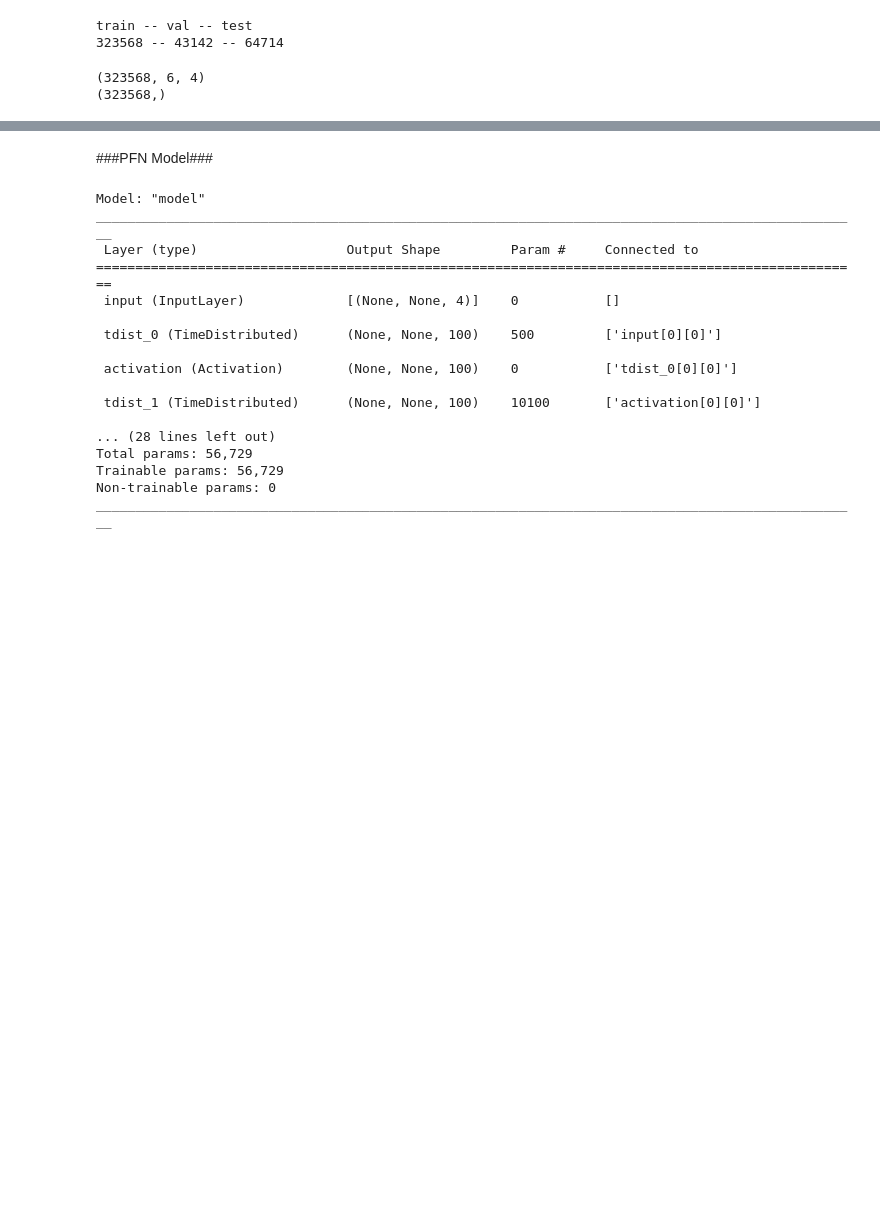
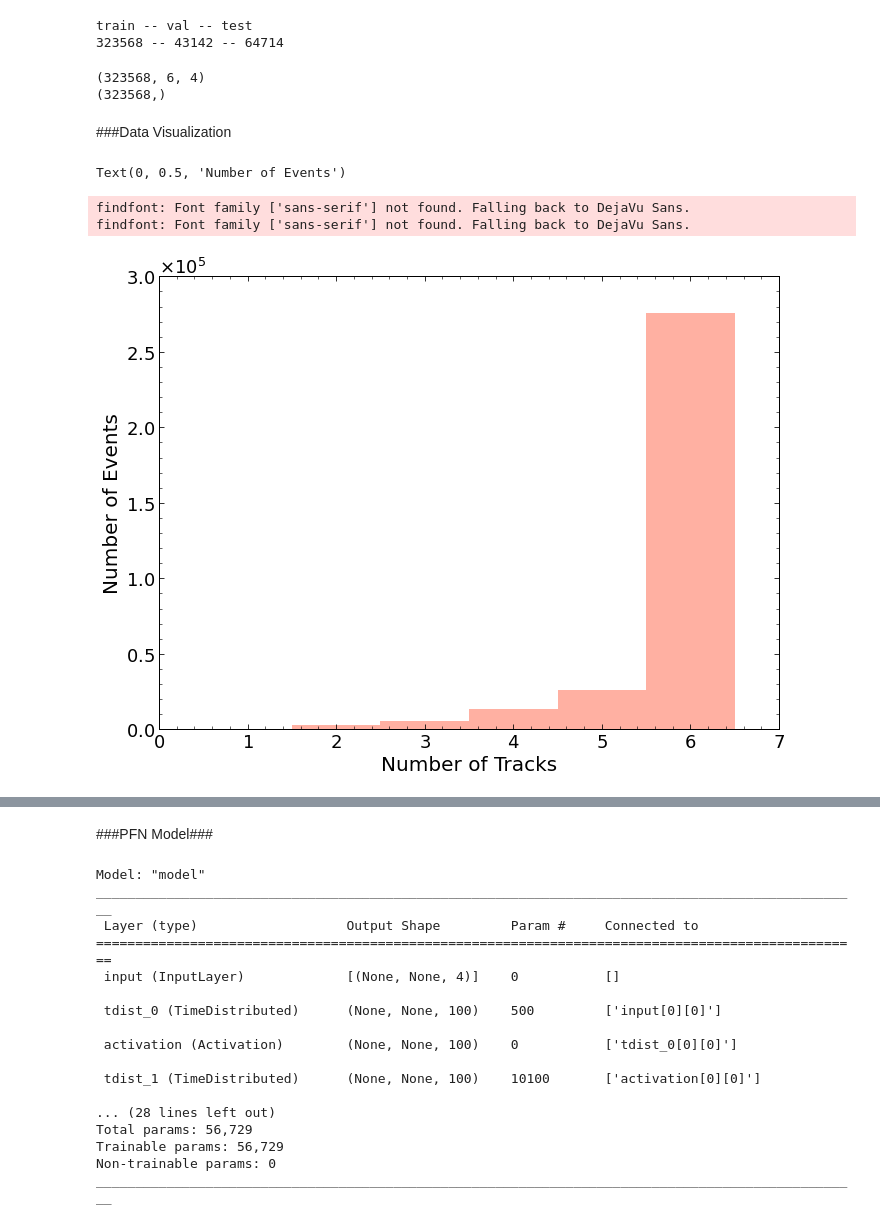
Before and after one commit to XenoicZ/EPE, a Jupyter notebook: PFN_MDN.ipynb, the cells around one changed output, grey strips where cells are left out. Saved outputs shown, nothing was run; the diff lists cells and outputs as text; code cells hidden in the pictures; blank space fills up the shorter version.

```diff
--- a/PFN_MDN.ipynb
+++ b/PFN_MDN.ipynb
@@ -268,3 +270,19 @@ print(np.shape(y_pt_train))
 # %% [output]
 (323568, 6, 4)
 (323568,)
+# %% [markdown]
+###Data Visualization
+# %%
+def num_of_track(data):
+  # return the number of non-zero tracks
+  is_non_zero = t_train[:,:,0] != 0.
+  return np.sum(is_non_zero.astype(int),axis=1)
+n_track = num_of_track(t_train)
+plt.hist(n_track, bins=np.arange(0,7)+0.5, color='tomato',alpha=0.5)
+plt.xlabel('Number of Tracks')
+plt.ylabel('Number of Events')
+# %% [output]
+Text(0, 0.5, 'Number of Events')
+findfont: Font family ['sans-serif'] not found. Falling back to DejaVu Sans.
+findfont: Font family ['sans-serif'] not found. Falling back to DejaVu Sans.
+[figure, added]
```
Also changed, not shown: parts of 57 cells of this notebook.
